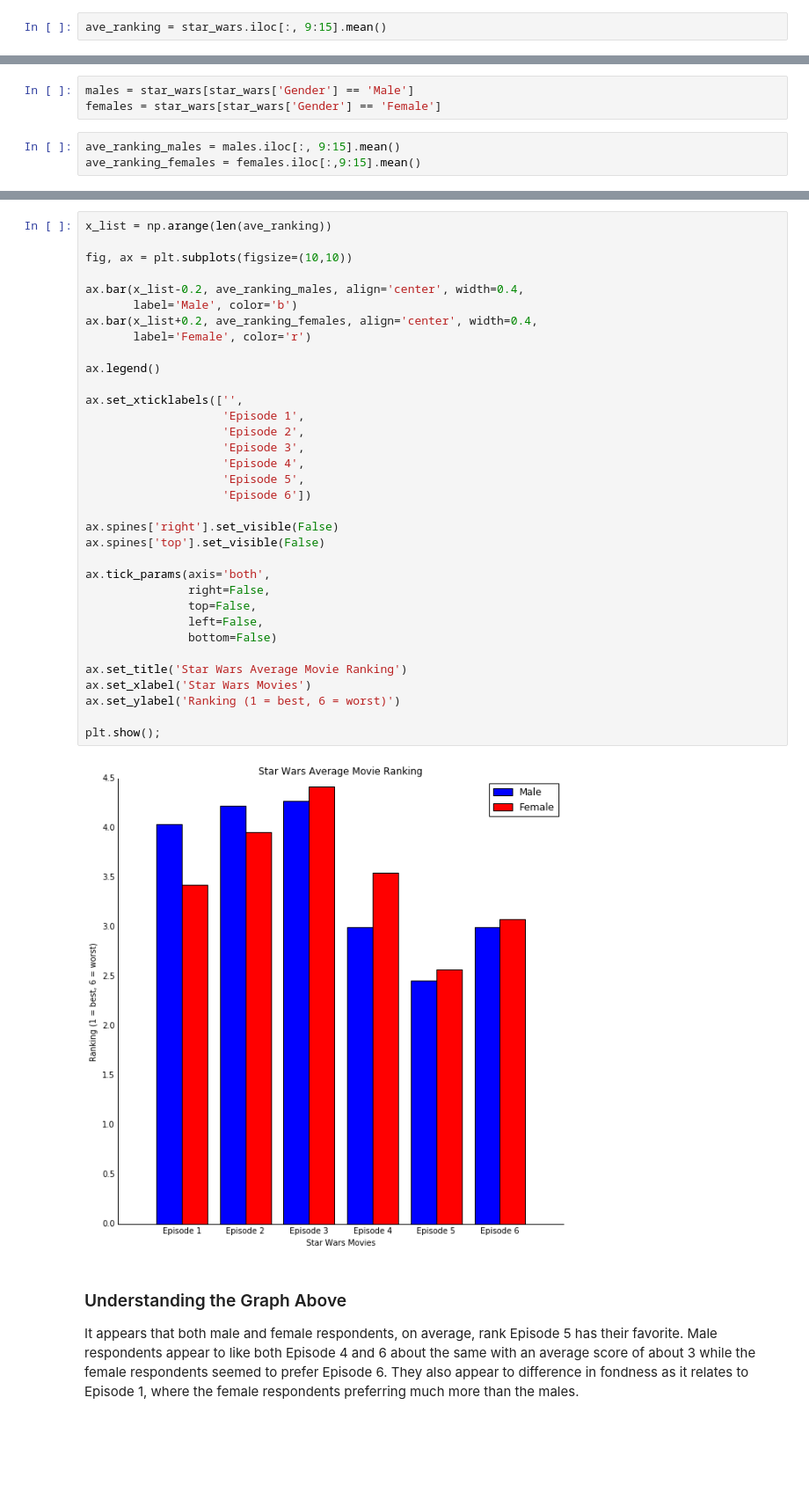
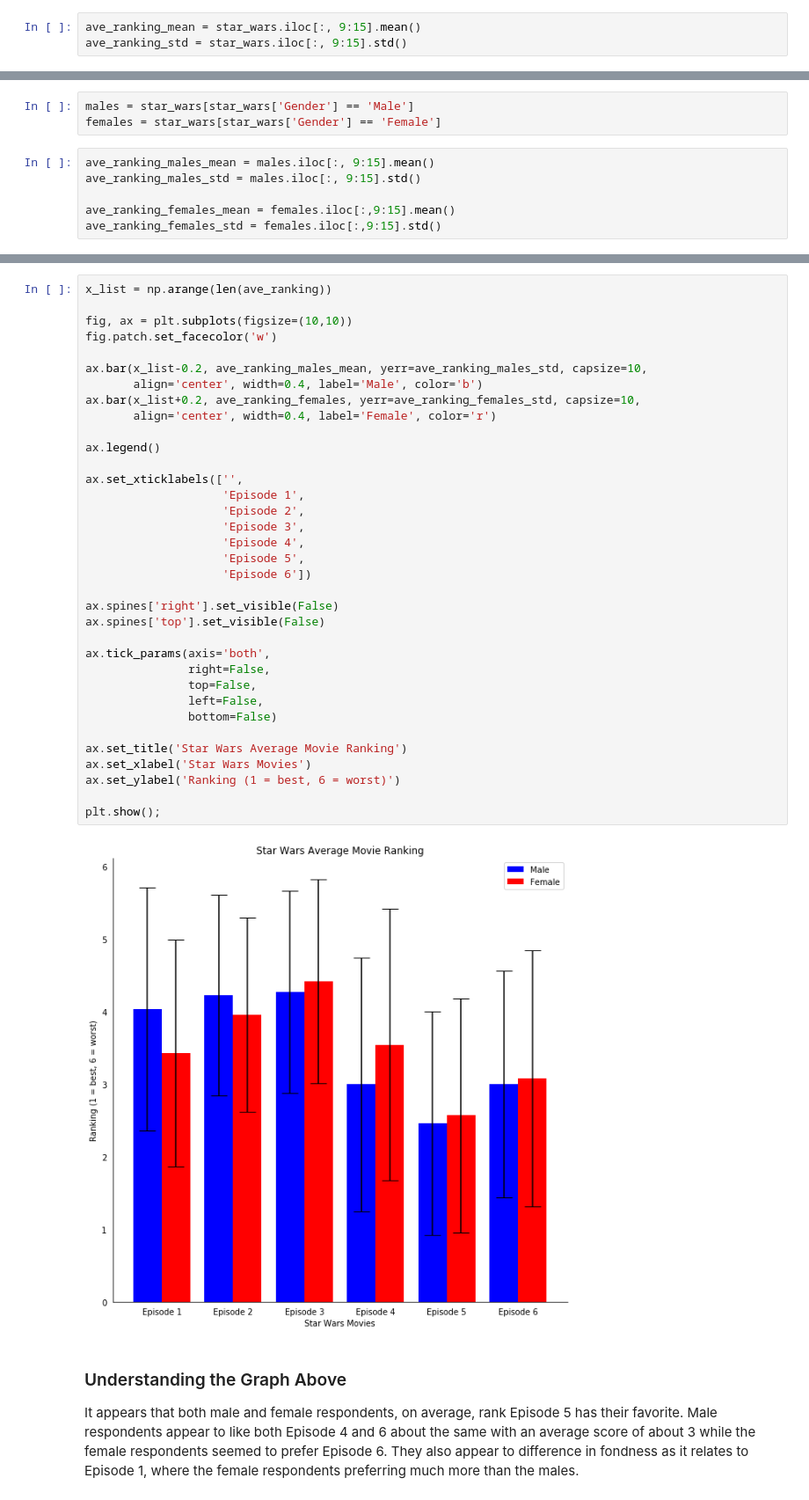
Before and after one commit to iameskild/dataquest, a Jupyter notebook: Data Scientist in Python/02 Data Analysis and Visualization/GP08: Star Wars Survey/Basics.ipynb, the cells around one changed output, grey strips where cells are left out. Shown at 88% size. Drawn from its saved outputs; the diff is of its cells as text; blank space fills up the shorter version.

```diff
--- a/Data Scientist in Python/02 Data Analysis and Visualization/GP08: Star Wars Survey/Basics.ipynb
+++ b/Data Scientist in Python/02 Data Analysis and Visualization/GP08: Star Wars Survey/Basics.ipynb
@@ -269,4 +269,5 @@ Index(['RespondentID',
 ### Plotting the Averaging Ranking of the Star Wars Movies as Rated by Survey
 Since 1 represents the fans favorite movie and 6 their worst, the lower the rating, the higher the rans ranked that movie.
 # %%
-ave_ranking = star_wars.iloc[:, 9:15].mean()
+ave_ranking_mean = star_wars.iloc[:, 9:15].mean()
+ave_ranking_std = star_wars.iloc[:, 9:15].std()
@@ -349,5 +363,8 @@ The graph above represents the number of respondents who have seen each of the S
 males = star_wars[star_wars['Gender'] == 'Male']
 females = star_wars[star_wars['Gender'] == 'Female']
 # %%
-ave_ranking_males = males.iloc[:, 9:15].mean()
-ave_ranking_females = females.iloc[:,9:15].mean()
+ave_ranking_males_mean = males.iloc[:, 9:15].mean()
+ave_ranking_males_std = males.iloc[:, 9:15].std()
+
+ave_ranking_females_mean = females.iloc[:,9:15].mean()
+ave_ranking_females_std = females.iloc[:,9:15].std()
@@ -355,38 +382,39 @@ ave_ranking_females = females.iloc[:,9:15].mean()
 x_list = np.arange(len(ave_ranking))
 
 fig, ax = plt.subplots(figsize=(10,10))
+fig.patch.set_facecolor('w')
 
-ax.bar(x_list-0.2, ave_ranking_males, align='center', width=0.4,
-       label='Male', color='b')
-ax.bar(x_list+0.2, ave_ranking_females, align='center', width=0.4,
-       label='Female', color='r')
+ax.bar(x_list-0.2, ave_ranking_males_mean, yerr=ave_ranking_males_std, capsize=10,
+       align='center', width=0.4, label='Male', color='b')
+ax.bar(x_list+0.2, ave_ranking_females, yerr=ave_ranking_females_std, capsize=10,
+       align='center', width=0.4, label='Female', color='r')
 
 ax.legend()
 
 ax.set_xticklabels(['',
                     'Episode 1',
                     'Episode 2',
                     'Episode 3',
                     'Episode 4',
                     'Episode 5',
                     'Episode 6'])
 
 ax.spines['right'].set_visible(False)
 ax.spines['top'].set_visible(False)
 
 ax.tick_params(axis='both',
                right=False,
                top=False,
                left=False,
                bottom=False)
 
 ax.set_title('Star Wars Average Movie Ranking')
 ax.set_xlabel('Star Wars Movies')
 ax.set_ylabel('Ranking (1 = best, 6 = worst)')
 
 plt.show();
 # %% [output]
-[figure, old version]
+[figure, new version]
 # %% [markdown]
 ### Understanding the Graph Above
 It appears that both male and female respondents, on average, rank Episode 5 has their favorite. Male respondents appear to like both Episode 4 and 6 about the same with an average score of about 3 while the female respondents seemed to prefer Episode 6. They also appear to difference in fondness as it relates to Episode 1, where the female respondents preferring much more than the males.
```
Also changed, not shown: parts of 6 cells of this notebook.
